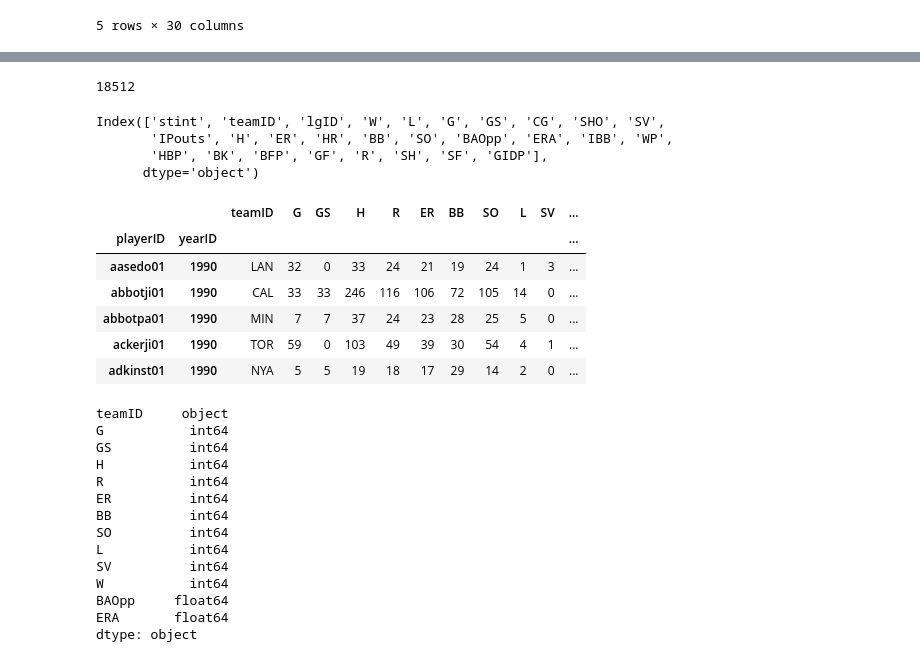
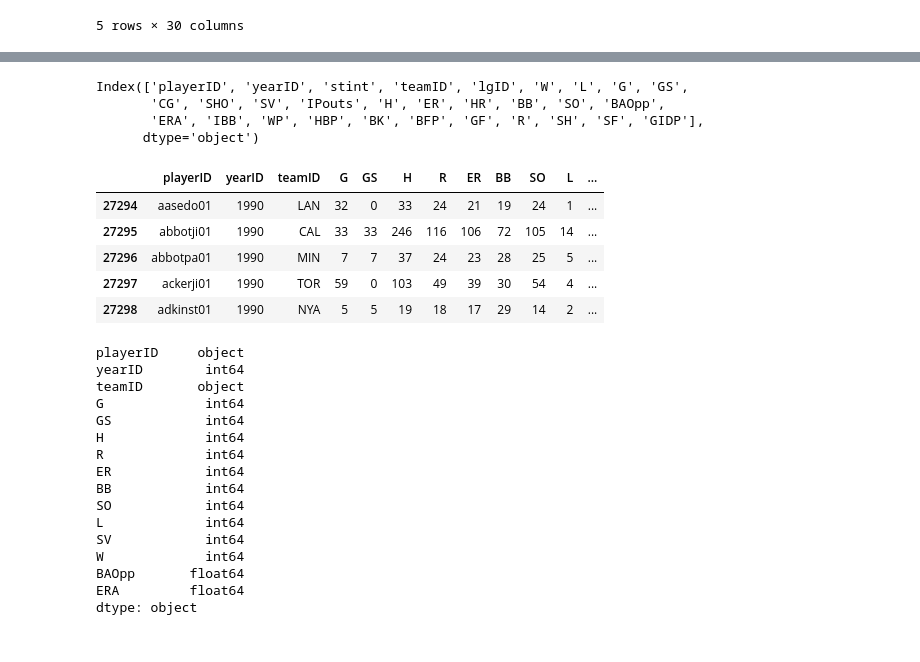
Before and after one commit to sueyahara/ETL_Project, a Jupyter notebook: Salaries_Pitching.ipynb, the cells around one changed output, grey strips where cells are left out. Drawn from its saved outputs; the diff is of its cells as text; code cells hidden in the pictures.

```diff
--- a/Salaries_Pitching.ipynb
+++ b/Salaries_Pitching.ipynb
@@ -119,5 +102,5 @@ pitching_year.head()
 | 27298 | adkinst01 | 1990 | 1 | NYA | AL | 1 | 2 | 5 | 5 | 0 | ... | ... |
 5 rows × 30 columns
 # %%
-pitching_index = pitching_year.set_index(['playerID', 'yearID'])
-pitching_index.head()
+#pitching_index = pitching_year.set_index(['playerID', 'yearID'])
+#pitching_index.head()
@@ -133,39 +107,38 @@ pitching_index.head()
 # %%
-len(pitching_index.index)
+#len(pitching_index.index)
-# %% [output]
-18512
 # %%
-pitching_index.columns
+pitching_year.columns
 # %% [output]
-Index(['stint', 'teamID', 'lgID', 'W', 'L', 'G', 'GS', 'CG', 'SHO', 'SV',
-       'IPouts', 'H', 'ER', 'HR', 'BB', 'SO', 'BAOpp', 'ERA', 'IBB', 'WP',
-       'HBP', 'BK', 'BFP', 'GF', 'R', 'SH', 'SF', 'GIDP'],
+Index(['playerID', 'yearID', 'stint', 'teamID', 'lgID', 'W', 'L', 'G', 'GS',
+       'CG', 'SHO', 'SV', 'IPouts', 'H', 'ER', 'HR', 'BB', 'SO', 'BAOpp',
+       'ERA', 'IBB', 'WP', 'HBP', 'BK', 'BFP', 'GF', 'R', 'SH', 'SF', 'GIDP'],
       dtype='object')
 # %%
-pitching_newdf = pitching_index[['teamID', 'G', 'GS', 'H', 'R', 'ER', 'BB', 'SO', 'L','SV', 'W', 'BAOpp', 'ERA']]
+pitching_newdf = pitching_year[['playerID', 'yearID', 'teamID', 'G', 'GS', 'H', 'R', 'ER', 'BB', 'SO', 'L','SV', 'W', 'BAOpp', 'ERA']]
 pitching_newdf.head()
 # %% [output]
-|  |  | teamID | G | GS | H | R | ER | BB | SO | L | SV | ... |
-| playerID | yearID |  |  |  |  |  |  |  |  |  |  | ... |
-| aasedo01 | 1990 | LAN | 32 | 0 | 33 | 24 | 21 | 19 | 24 | 1 | 3 | ... |
-| abbotji01 | 1990 | CAL | 33 | 33 | 246 | 116 | 106 | 72 | 105 | 14 | 0 | ... |
-| abbotpa01 | 1990 | MIN | 7 | 7 | 37 | 24 | 23 | 28 | 25 | 5 | 0 | ... |
-| ackerji01 | 1990 | TOR | 59 | 0 | 103 | 49 | 39 | 30 | 54 | 4 | 1 | ... |
-| adkinst01 | 1990 | NYA | 5 | 5 | 19 | 18 | 17 | 29 | 14 | 2 | 0 | ... |
+|  | playerID | yearID | teamID | G | GS | H | R | ER | BB | SO | L | ... |
+| 27294 | aasedo01 | 1990 | LAN | 32 | 0 | 33 | 24 | 21 | 19 | 24 | 1 | ... |
+| 27295 | abbotji01 | 1990 | CAL | 33 | 33 | 246 | 116 | 106 | 72 | 105 | 14 | ... |
+| 27296 | abbotpa01 | 1990 | MIN | 7 | 7 | 37 | 24 | 23 | 28 | 25 | 5 | ... |
+| 27297 | ackerji01 | 1990 | TOR | 59 | 0 | 103 | 49 | 39 | 30 | 54 | 4 | ... |
+| 27298 | adkinst01 | 1990 | NYA | 5 | 5 | 19 | 18 | 17 | 29 | 14 | 2 | ... |
 # %%
 pitching_newdf.dtypes
 # %% [output]
-teamID     object
-G           int64
-GS          int64
-H           int64
-R           int64
-ER          int64
-BB          int64
-SO          int64
-L           int64
-SV          int64
-W           int64
-BAOpp     float64
-ERA       float64
+playerID     object
+yearID        int64
+teamID       object
+G             int64
+GS            int64
+H             int64
+R             int64
+ER            int64
+BB            int64
+SO            int64
+L             int64
+SV            int64
+W             int64
+BAOpp       float64
+ERA         float64
 dtype: object
```
Also changed, not shown: parts of 7 cells of this notebook.
